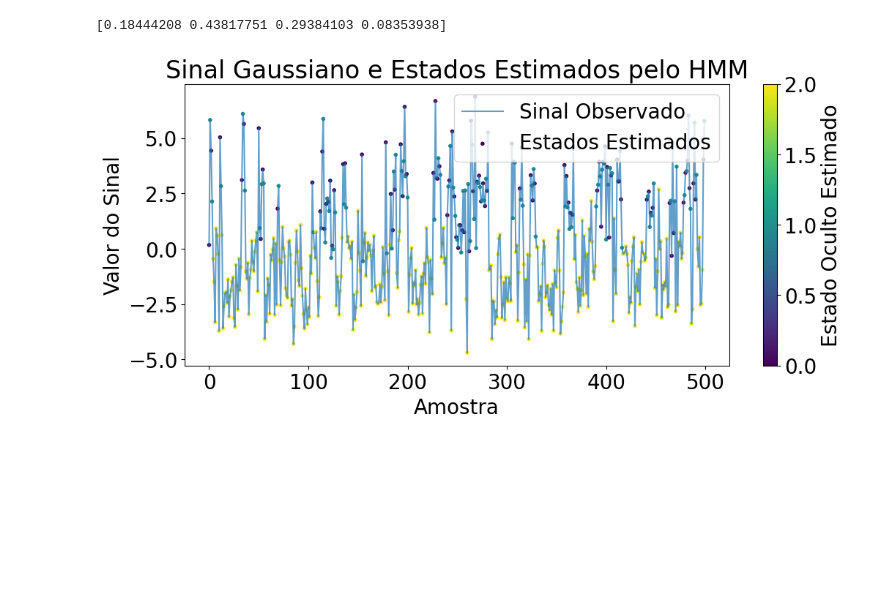
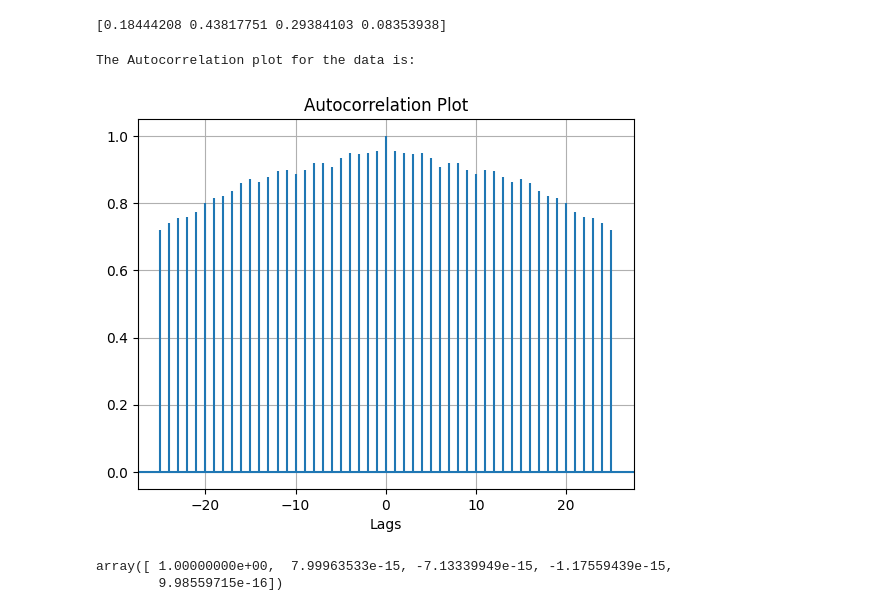
Before and after one commit to RL2-SP3/LISSA, a Jupyter notebook: examples/teste.ipynb, the cells around one changed output. Drawn from its saved outputs; the diff is of its cells as text; code cells hidden in the pictures; blank space fills up the shorter version.

```diff
--- a/examples/teste.ipynb
+++ b/examples/teste.ipynb
@@ -125,46 +188,28 @@ Text(0.5, 1.0, 'Hidden Markov applied to norm-2 PCA components')
 print(model.get_stationary_distribution())
 # %% [output]
 [0.18444208 0.43817751 0.29384103 0.08353938]
-# %%
-import numpy as np
-import matplotlib.pyplot as plt
-
-
-# Definição dos estados ocultos
-np.random.seed(42)
-n_samples = 500
-
-# Definição das distribuições dos estados
-means = [-2, 0, 3]  # Médias dos estados
-std_devs = [1, 0.5, 1.5]  # Desvios padrão dos estados
-transition_matrix = [[0.8, 0.1, 0.1],
-                     [0.2, 0.6, 0.2],
-                     [0.1, 0.2, 0.7]]
-
-# Simulação da sequência de estados
-states = [np.random.choice([0, 1, 2], p=[1/3, 1/3, 1/3])]
-for _ in range(n_samples - 1):
-    states.append(np.random.choice([0, 1, 2], p=transition_matrix[states[-1]]))
-
-# Geração do sinal baseado nos estados ocultos
-signal = np.array([np.random.normal(means[s], std_devs[s]) for s in states]).reshape(-1, 1)
-
-# Ajuste do modelo HMM
-hmm = GaussianHMM(n_components=3, covariance_type="full", n_iter=100, random_state=42)
-hmm.fit(signal)
-
-# Predição dos estados ocultos
-predicted_states = hmm.predict(signal)
-
-# Plotando o sinal e os estados estimados
-plt.figure(figsize=(12, 5))
-plt.plot(signal, label="Sinal Observado", alpha=0.7)
-plt.scatter(range(n_samples), signal, c=predicted_states, cmap="viridis", marker='.', label="Estados Estimados")
-plt.colorbar(label="Estado Oculto Estimado")
-plt.xlabel("Amostra")
-plt.ylabel("Valor do Sinal")
-plt.title("Sinal Gaussiano e Estados Estimados pelo HMM")
-plt.legend()
-plt.show()
-# %% [output]
-[figure, removed]
+# %%
+# Importing the libraries.
+import matplotlib.pyplot as plt
+import numpy as np
+
+# Data for which we plot Autocorrelation.
+data =final["Square"]
+
+# Adding plot title.
+plt.title("Autocorrelation Plot")
+
+# Providing x-axis name.
+plt.xlabel("Lags")
+
+# Plotting the Autocorrelation plot.
+plt.acorr(data, maxlags = 25)
+
+# Displaying the plot.
+print("The Autocorrelation plot for the data is:")
+plt.grid(True)
+
+plt.show()
+# %% [output]
+The Autocorrelation plot for the data is:
+[figure, added]
@@ -170,0 +228,5 @@ plt.show()
+# %%
+np.linalg.solve(A,b)
+# %% [output]
+array([ 1.00000000e+00,  7.99963533e-15, -7.13339949e-15, -1.17559439e-15,
+        9.98559715e-16])
```
Also changed, not shown: parts of 9 cells of this notebook, 3 other files.
